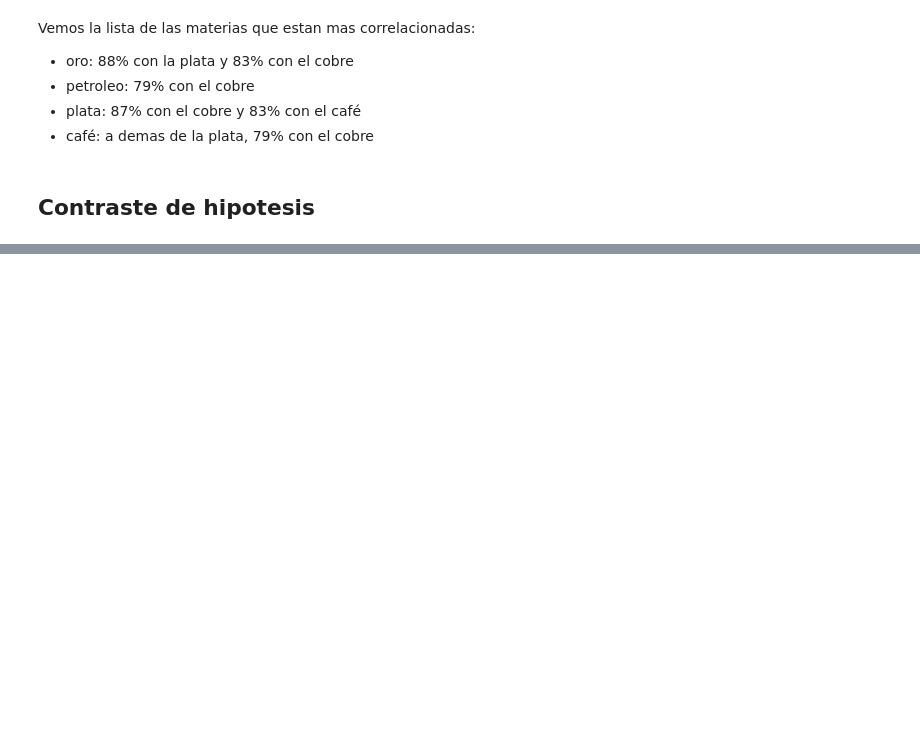
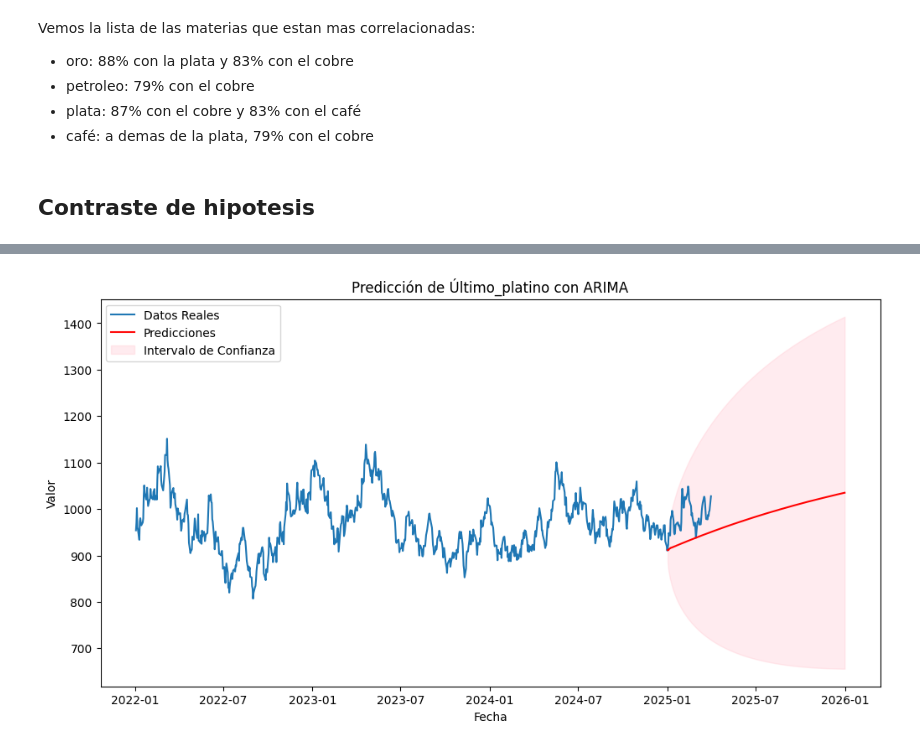
Before and after one commit to lidiaAV/Proyecto1, a Jupyter notebook: notebook_limpio.ipynb, the cells around one changed output, grey strips where cells are left out. Cells and saved outputs as stored; diff of their text form; code cells hidden in the pictures; blank space fills up the shorter version.

```diff
--- a/notebook_limpio.ipynb
+++ b/notebook_limpio.ipynb
@@ -353,0 +567,32 @@ Vemos la lista de las materias que estan mas correlacionadas:
+# %%
+#creamos un modelo arima para predecir el valor de oro
+from statsmodels.tsa.arima.model import ARIMA
+
+entrenar= df_prediccion_platino[df_prediccion_platino['Fecha'] < '2025-01-01']
+# Crear el modelo ARIMA
+model = ARIMA(entrenar['Último_platino'], order=(5, 0, 5))  # (p,d,q) valores de p,d,q se pueden ajustar
+# Ajustar el modelo
+model_fit = model.fit()
+# Realizar predicciones
+predicciones = model_fit.get_forecast(steps=365)  # Predecir los próximos 365 días
+predicciones_mean= predicciones.predicted_mean
+predicciones_conf_int = predicciones.conf_int(alpha=0.10)
+
+#ajustar los indices de las fechas de prediccion para superponerse con los datos reales
+
+predicciones_mean.index = pd.date_range(start='2025-01-01', periods=len(predicciones_mean), freq='D')
+predicciones_conf_int.index = predicciones_mean.index
+
+historial= df_prediccion_platino[df_prediccion_platino['Fecha'] > '2022-01-01']
+# Crear un gráfico de las predicciones
+plt.figure(figsize=(12, 6))
+plt.plot(historial['Fecha'], historial['Último_platino'], label='Datos Reales')
+plt.plot(predicciones_mean.index, predicciones_mean, label='Predicciones', color='red')
+plt.fill_between(predicciones_conf_int.index, predicciones_conf_int.iloc[:, 0], predicciones_conf_int.iloc[:, 1], color='pink', alpha=0.3, label='Intervalo de Confianza')
+plt.title('Predicción de Último_platino con ARIMA')
+plt.xlabel('Fecha')
+plt.ylabel('Valor')
+plt.legend()
+plt.show()
+# %% [output]
+[figure, added]
```
Also changed, not shown: parts of 10 cells of this notebook, 17 other files.
